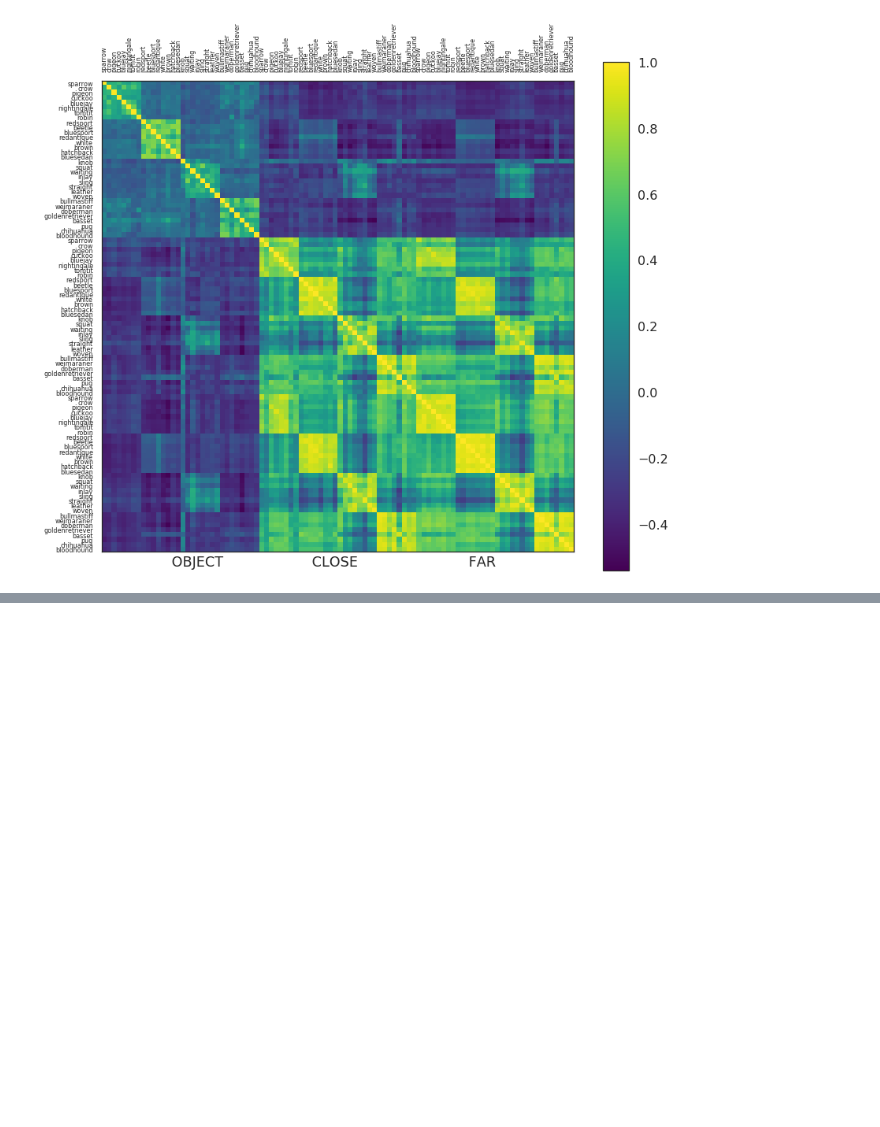
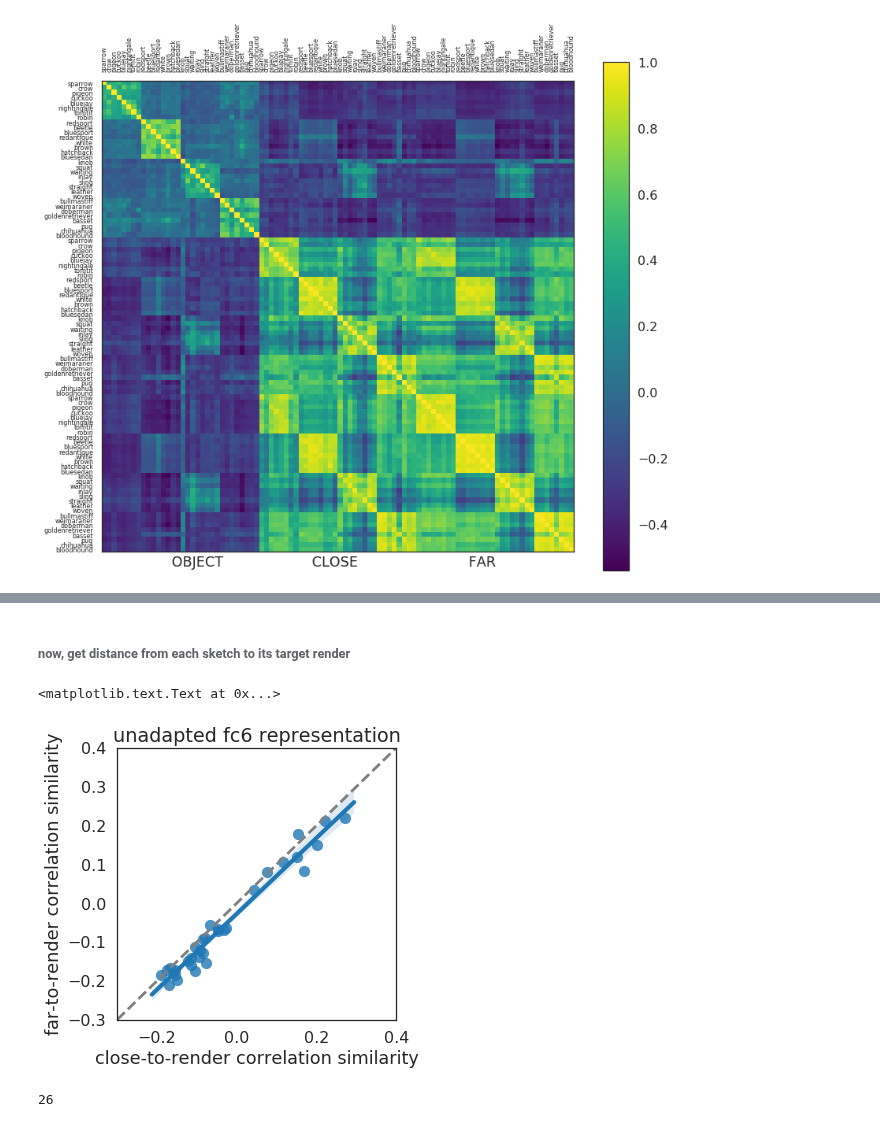
Before and after one commit to judithfan/visual_communication_in_context, a Jupyter notebook: analysis/check_unadapted_fc6_rdms.ipynb, the cells around one changed output, grey strips where cells are left out. Cells and saved outputs as stored; diff of their text form; code cells hidden in the pictures; blank space fills up the shorter version.

```diff
--- a/analysis/check_unadapted_fc6_rdms.ipynb
+++ b/analysis/check_unadapted_fc6_rdms.ipynb
@@ -213,0 +245,48 @@ euclideanmat = pairwise.pairwise_distances(FEAT,metric='euclidean')
+# %%
+## photo feature matrix & metadata
+PF = P
+PM = order
+# %%
+## normalize within feature ## get mean/std from the pre class & condition-averaged version of the feature matrix
+## in other words, get the mean and sd between DOMAINs, so you have balanced number of entries in each domain
+S = np.dstack((close_feats,far_feats)).mean(2)
+FEAT = np.vstack((P,S))
+uFEAT = FEAT.mean(0)
+sdFEAT = np.maximum(FEAT.std(0), 1e-5)
+
+normalize_on = True
+if normalize_on:
+    PF = (PF - uFEAT) / sdFEAT
+    SF = (SF - uFEAT) / sdFEAT
+# %% [markdown]
+###### now, get distance from each sketch to its target render
+# %%
+## get distances for each sketch
+sp_similarity = []
+for i,d in SM.iterrows():
+    sketch_feat = SF[i,:]
+    photo_feat = PF[PM==d['label'],:]
+    sp_similarity.append(np.corrcoef(sketch_feat,photo_feat)[1,0])
+SM['similarity_to_photo'] = sp_similarity
+# %%
+## verify that closer sketches are still closer than far to the render
+SIM = pd.DataFrame(SM.groupby(['label','condition'])['similarity_to_photo'].mean())
+SIM.reset_index(inplace=True)
+x = SIM[SIM['condition']=='closer']['similarity_to_photo'].values
+y = SIM[SIM['condition']=='further']['similarity_to_photo'].values
+plt.figure(figsize=(5,5))
+sns.regplot(x,y)
+plt.plot([-0.3,0.4],[-0.3,0.4],linestyle='dashed',color='gray')
+plt.ylim(-0.3,.4)
+plt.xlim(-0.3,.4)
+plt.xlabel('close-to-render correlation similarity')
+plt.ylabel('far-to-render correlation similarity')
+plt.title('unadapted fc6 representation')
+# %% [output]
+<matplotlib.text.Text at 0x...>
+[figure, added]
+# %%
+t = SIM[SIM['condition']=='closer']['similarity_to_photo'].values - SIM[SIM['condition']=='further']['similarity_to_photo'].values
+print sum(t>=0)
+# %% [output]
+26
```
Also changed, not shown: parts of 12 cells of this notebook, 2 other files.
